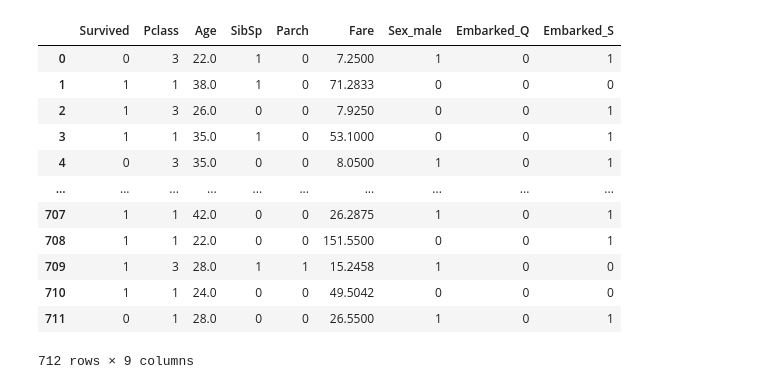
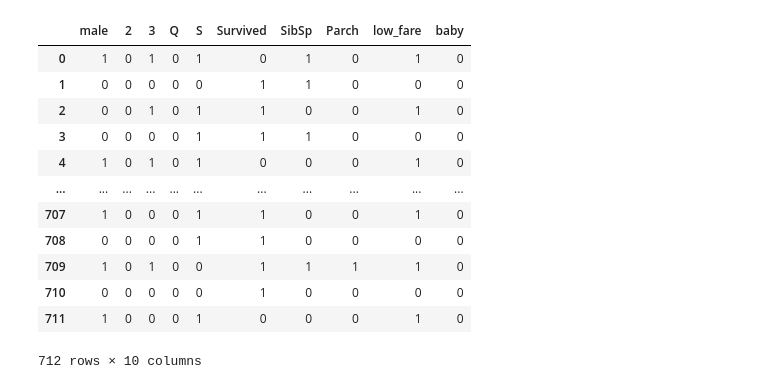
Before and after one commit to mefor44/Kaggle, a Jupyter notebook: Titanic/Titanic - ensembling.ipynb, the cells around one changed output. Saved outputs shown, nothing was run; the diff lists cells and outputs as text; code cells hidden in the pictures.

```diff
--- a/Titanic/Titanic - ensembling.ipynb
+++ b/Titanic/Titanic - ensembling.ipynb
@@ -28,0 +66,21 @@ plt.show()
+# %%
+#funkcja tworzaca zmienne typu "dummies"
+def getting_dummies(data,cat_variables):
+    output = pd.DataFrame()
+    for column in cat_variables:
+        encoded = pd.get_dummies(data[column],drop_first=True)
+        output = pd.concat([output,encoded],axis=1)
+    return pd.concat([output, data.drop(cat_variables,axis=1)],axis=1)
+
+#function to make inside regression in order to  fill missing values in more robust way
+def filling_values_regression(data, variable_to_fill):
+    train = sm.add_constant(data.dropna())
+    test = sm.add_constant(data[data[variable_to_fill].isnull()].drop([variable_to_fill],axis=1))
+    lm = OLS(train[variable_to_fill],train.drop([variable_to_fill],axis=1)).fit()
+    data[variable_to_fill].fillna(value=lm.predict(test),inplace=True)
+    return data
+# %%
+data = getting_dummies(data=data, cat_variables=["Sex", "Pclass", "Embarked"])
+submission_data = getting_dummies(data=submission_data, cat_variables=["Sex", "Pclass", "Embarked"])
+filling_values_regression(data,"Age")
+filling_values_regression(submission_data,"Age")
@@ -28,0 +103,10 @@ plt.show()
+# %%
+g = sns.FacetGrid(data, col="Survived")
+g.map(plt.hist,"Fare",color="purple",bins=30,density=True)
+plt.show()
+data["Fare"].hist(bins=40,density=True)
+plt.show()
+qt_25 = data["Fare"].describe()[4]#0.25 quantile
+data["low_fare"] = (data["Fare"]<30).astype(int)
+submission_data["low_fare"] = (submission_data["Fare"]<50).astype(int)
+COLUMNS_TO_DROP.append("Fare")
@@ -28,0 +132,8 @@ plt.show()
+# %%
+g = sns.FacetGrid(data, col='Survived')
+g.map(plt.hist, 'Age', bins=50,density=True)
+plt.show()
+
+data["baby"] = (data["Age"]<6).astype(int)
+submission_data["baby"] = (submission_data["Age"]<6).astype(int)
+COLUMNS_TO_DROP.append("Age")
@@ -29,24 +169,24 @@ plt.show()
 # %%
-data = pd.get_dummies(data,drop_first=True)
+#Preparing training and test set
+data.drop(COLUMNS_TO_DROP,axis=1,inplace=True)
 
 train = data.iloc[:int(LEN*0.8),]
-
 test = data.iloc[int(LEN*0.8):,]
 train
 # %% [output]
-|  | Survived | Pclass | Age | SibSp | Parch | Fare | Sex_male | Embarked_Q | Embarked_S |
-| 0 | 0 | 3 | 22.0 | 1 | 0 | 7.2500 | 1 | 0 | 1 |
-| 1 | 1 | 1 | 38.0 | 1 | 0 | 71.2833 | 0 | 0 | 0 |
-| 2 | 1 | 3 | 26.0 | 0 | 0 | 7.9250 | 0 | 0 | 1 |
-| 3 | 1 | 1 | 35.0 | 1 | 0 | 53.1000 | 0 | 0 | 1 |
-| 4 | 0 | 3 | 35.0 | 0 | 0 | 8.0500 | 1 | 0 | 1 |
-| ... | ... | ... | ... | ... | ... | ... | ... | ... | ... |
-| 707 | 1 | 1 | 42.0 | 0 | 0 | 26.2875 | 1 | 0 | 1 |
-| 708 | 1 | 1 | 22.0 | 0 | 0 | 151.5500 | 0 | 0 | 1 |
-| 709 | 1 | 3 | 28.0 | 1 | 1 | 15.2458 | 1 | 0 | 0 |
-| 710 | 1 | 1 | 24.0 | 0 | 0 | 49.5042 | 0 | 0 | 0 |
-| 711 | 0 | 1 | 28.0 | 0 | 0 | 26.5500 | 1 | 0 | 1 |
+|  | male | 2 | 3 | Q | S | Survived | SibSp | Parch | low_fare | baby |
+| 0 | 1 | 0 | 1 | 0 | 1 | 0 | 1 | 0 | 1 | 0 |
+| 1 | 0 | 0 | 0 | 0 | 0 | 1 | 1 | 0 | 0 | 0 |
+| 2 | 0 | 0 | 1 | 0 | 1 | 1 | 0 | 0 | 1 | 0 |
+| 3 | 0 | 0 | 0 | 0 | 1 | 1 | 1 | 0 | 0 | 0 |
+| 4 | 1 | 0 | 1 | 0 | 1 | 0 | 0 | 0 | 1 | 0 |
+| ... | ... | ... | ... | ... | ... | ... | ... | ... | ... | ... |
+| 707 | 1 | 0 | 0 | 0 | 1 | 1 | 0 | 0 | 1 | 0 |
+| 708 | 0 | 0 | 0 | 0 | 1 | 1 | 0 | 0 | 0 | 0 |
+| 709 | 1 | 0 | 1 | 0 | 0 | 1 | 1 | 1 | 1 | 0 |
+| 710 | 0 | 0 | 0 | 0 | 0 | 1 | 0 | 0 | 0 | 0 |
+| 711 | 1 | 0 | 0 | 0 | 1 | 0 | 0 | 0 | 1 | 0 |
-712 rows × 9 columns
+712 rows × 10 columns
 # %%
 from sklearn.linear_model import LogisticRegression
 from statsmodels.discrete.discrete_model import Logit
```
Also changed, not shown: parts of 24 cells of this notebook, 3 other files.
